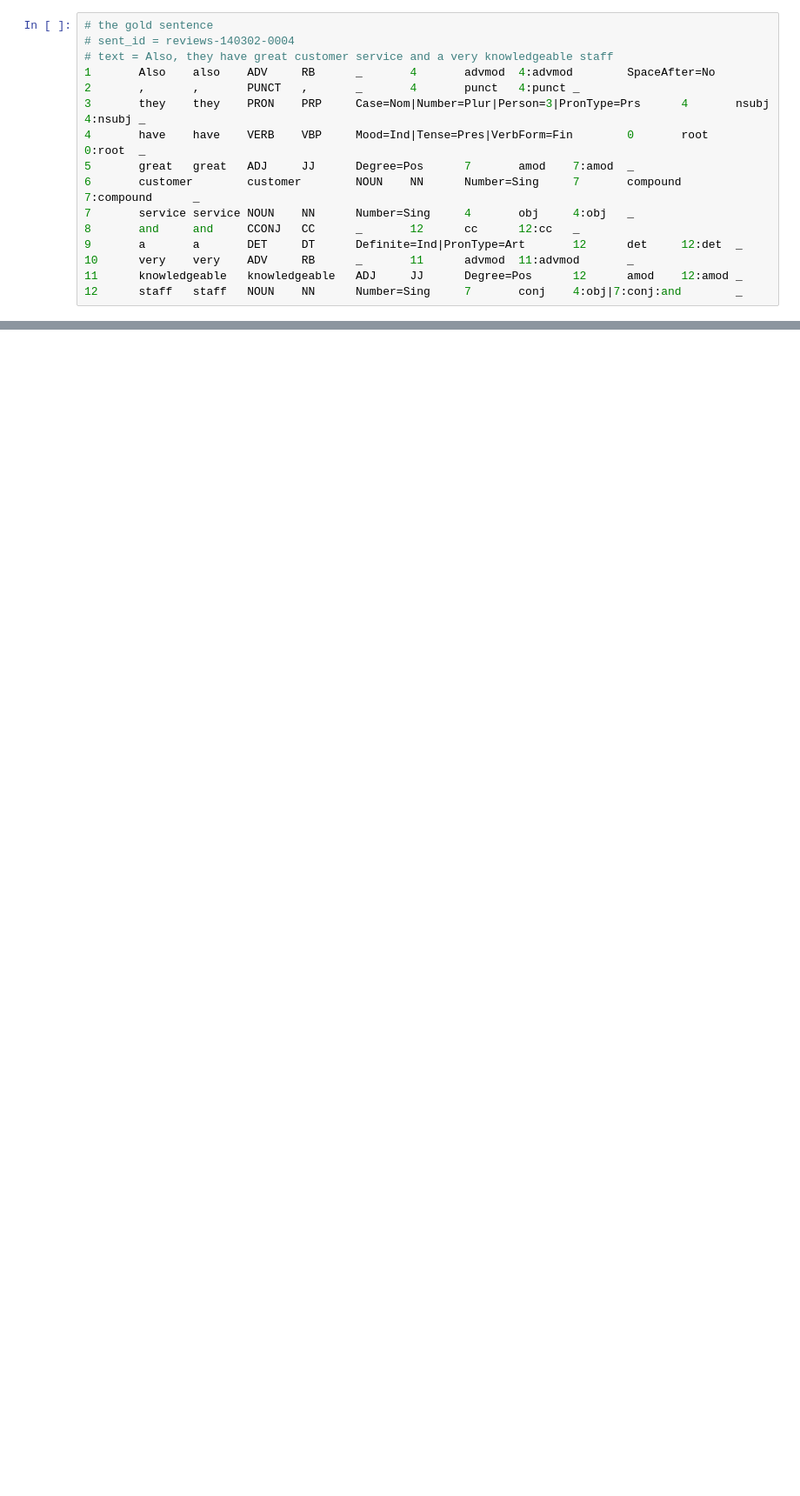
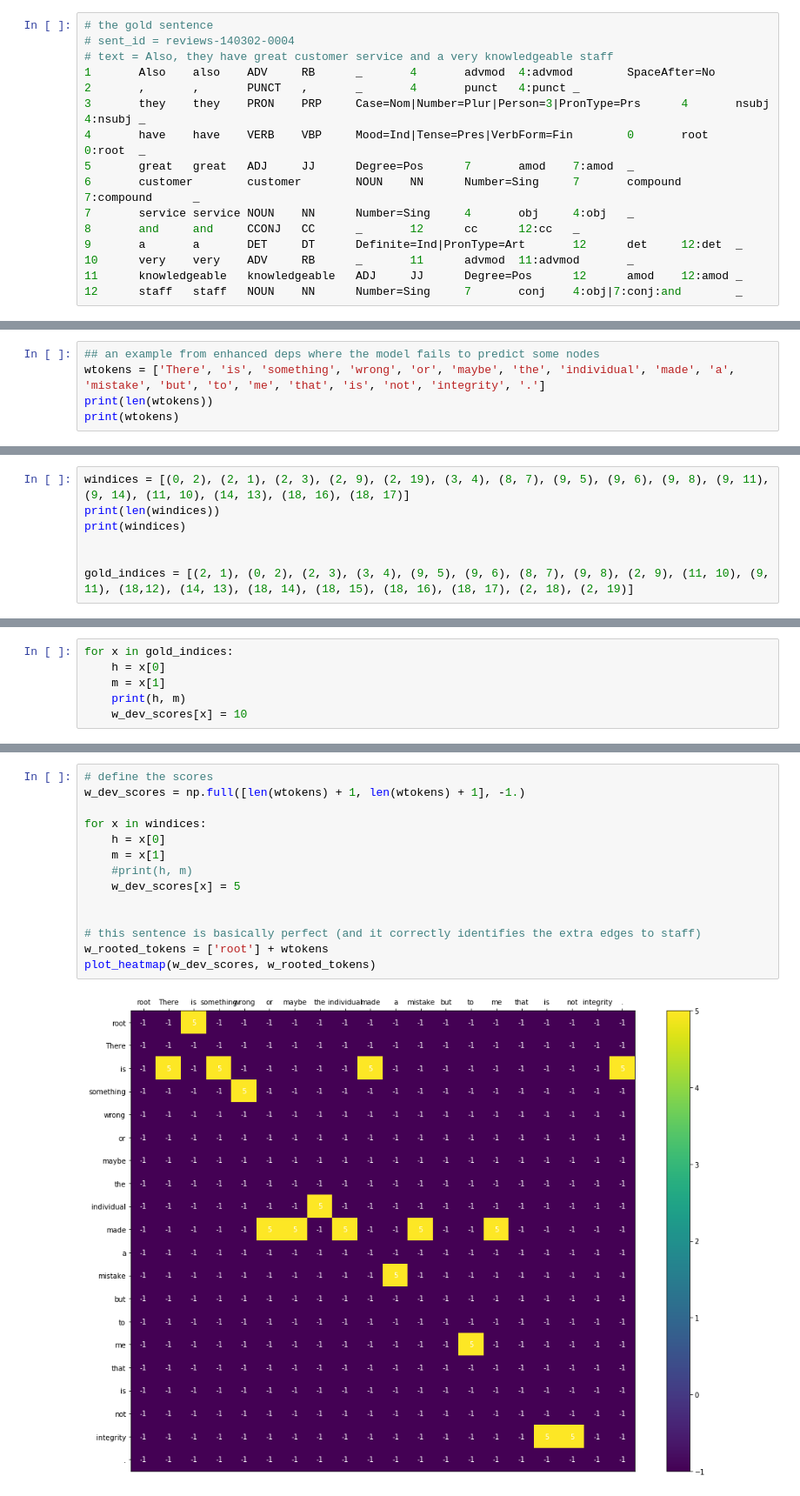
Before and after one commit to jbrry/Enhanced-UD-Parsing, a Jupyter notebook: notebooks/semantic_parser_predict.ipynb, the cells around one changed output, grey strips where cells are left out. Shown at 87% size. Cells and saved outputs as stored; diff of their text form; blank space fills up the shorter version.

```diff
--- a/notebooks/semantic_parser_predict.ipynb
+++ b/notebooks/semantic_parser_predict.ipynb
@@ -178,0 +237,5 @@ plot_heatmap(dev_scores, rooted_tokens)
+# %%
+## an example from enhanced deps where the model fails to predict some nodes
+wtokens = ['There', 'is', 'something', 'wrong', 'or', 'maybe', 'the', 'individual', 'made', 'a', 'mistake', 'but', 'to', 'me', 'that', 'is', 'not', 'integrity', '.']
+print(len(wtokens))
+print(wtokens)
@@ -178,0 +245,7 @@ plot_heatmap(dev_scores, rooted_tokens)
+# %%
+windices = [(0, 2), (2, 1), (2, 3), (2, 9), (2, 19), (3, 4), (8, 7), (9, 5), (9, 6), (9, 8), (9, 11), (9, 14), (11, 10), (14, 13), (18, 16), (18, 17)]
+print(len(windices))
+print(windices)
+
+
+gold_indices = [(2, 1), (0, 2), (2, 3), (3, 4), (9, 5), (9, 6), (8, 7), (9, 8), (2, 9), (11, 10), (9, 11), (18,12), (14, 13), (18, 14), (18, 15), (18, 16), (18, 17), (2, 18), (2, 19)]
@@ -178,0 +255,6 @@ plot_heatmap(dev_scores, rooted_tokens)
+# %%
+for x in gold_indices:
+    h = x[0]
+    m = x[1]
+    print(h, m)
+    w_dev_scores[x] = 10
@@ -178,0 +304,16 @@ plot_heatmap(dev_scores, rooted_tokens)
+# %%
+# define the scores
+w_dev_scores = np.full([len(wtokens) + 1, len(wtokens) + 1], -1.)
+
+for x in windices:
+    h = x[0]
+    m = x[1]
+    #print(h, m)
+    w_dev_scores[x] = 5
+
+
+# this sentence is basically perfect (and it correctly identifies the extra edges to staff)
+w_rooted_tokens = ['root'] + wtokens
+plot_heatmap(w_dev_scores, w_rooted_tokens)
+# %% [output]
+[figure, added]
```
Also changed, not shown: parts of 12 cells of this notebook.
